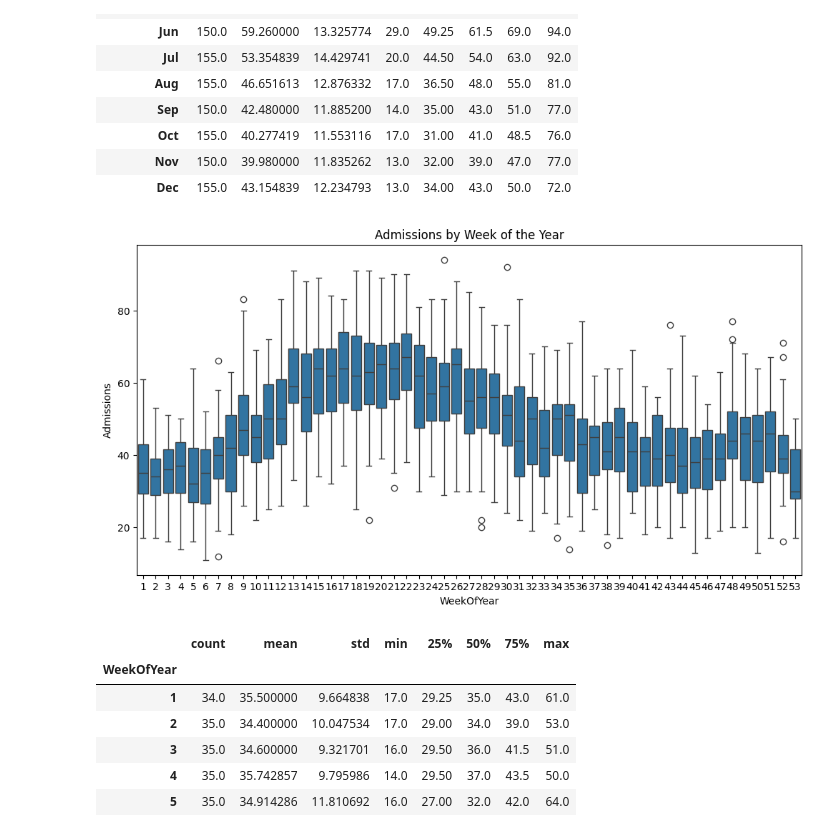
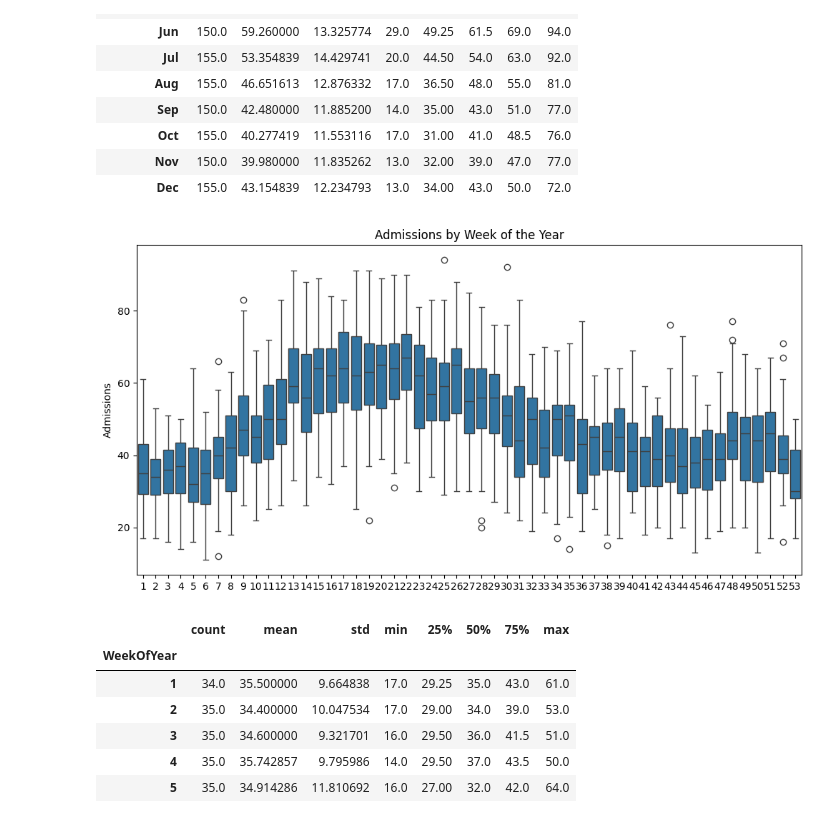
Before and after one commit to Oak10/hospital-adm-pw-rel, a Jupyter notebook: minas_gerais/belo_horizonte/station_amazonas/0_1_amazonas_data_view.ipynb, the cells around one changed output. Saved outputs shown, nothing was run; the diff lists cells and outputs as text; code cells hidden in the pictures.

```diff
--- a/minas_gerais/belo_horizonte/station_amazonas/0_1_amazonas_data_view.ipynb
+++ b/minas_gerais/belo_horizonte/station_amazonas/0_1_amazonas_data_view.ipynb
@@ -168,11 +170,12 @@ df.groupby('MonthName')['NUMBER_INT'].describe().loc[['Jan', 'Feb', 'Mar', 'Apr'
 # %%
 plt.figure(figsize=(12, 6))
 sns.boxplot(x='WeekOfYear', y='NUMBER_INT', data=df)
 plt.ylabel('Admissions')
+plt.xlabel('')
 plt.title('Admissions by Week of the Year')
 plt.show()
 # %% [output]
-[figure, old version]
+[figure, new version]
 # %%
 df.groupby('WeekOfYear')['NUMBER_INT'].describe()
 # %% [output]
```
Also changed, not shown: parts of 3 cells of this notebook.
